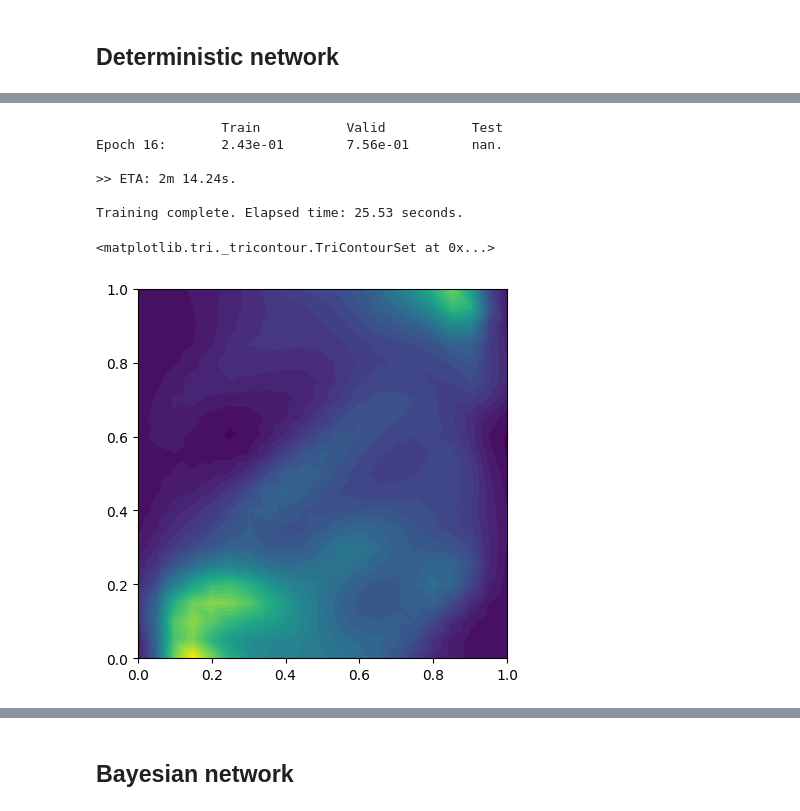
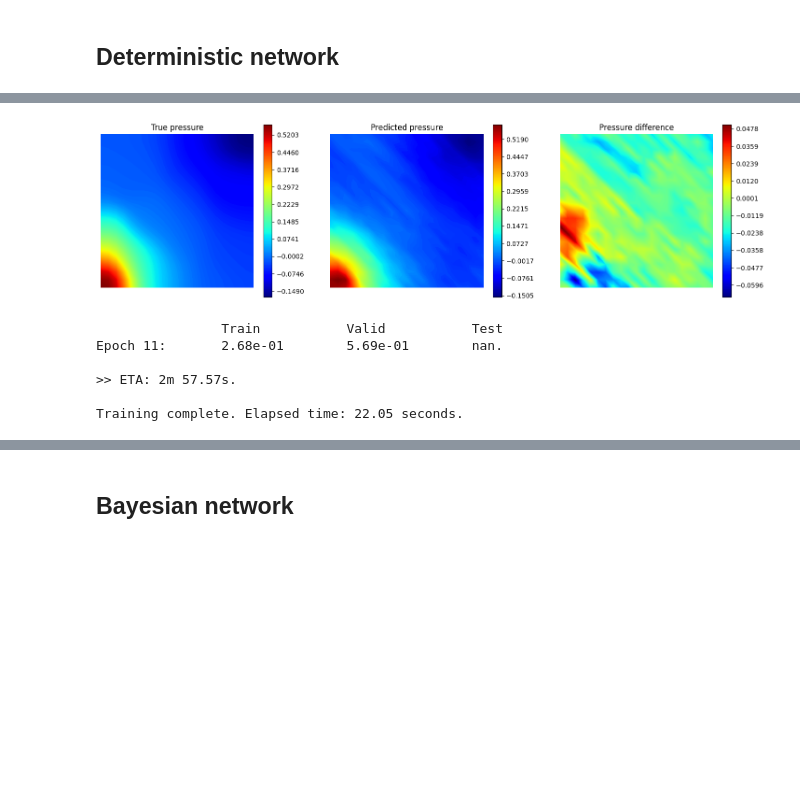
Before and after one commit to FraBet29/APSC_project, a Jupyter notebook: bayesian_network/examples/1_darcy_flow/darcy_flow_bayesian.ipynb, the cells around one changed output, grey strips where cells are left out. Saved outputs shown, nothing was run; the diff lists cells and outputs as text; code cells hidden in the pictures; blank space fills up the shorter version.

```diff
--- a/bayesian_network/examples/1_darcy_flow/darcy_flow_bayesian.ipynb
+++ b/bayesian_network/examples/1_darcy_flow/darcy_flow_bayesian.ipynb
@@ -99,19 +141,48 @@ plot(p_fun_pred)
+# %%
+# Generate predictions
+
+p_model.eval()
+
+with torch.no_grad():
+  p_pred = p_model(K_test)
+# %%
+idx = 90
+
+plt.figure(figsize=(18, 6))
+
+plt.subplot(1, 3, 1)
+fe.plot(p_test[idx], V, cmap='jet', colorbar=True)
+plt.title("True pressure")
+
+plt.subplot(1, 3, 2)
+fe.plot(p_pred[idx], V, cmap='jet', colorbar=True)
+plt.title("Predicted pressure")
+
+plt.subplot(1, 3, 3)
+fe.plot(p_test[idx] - p_pred[idx], V, cmap='jet', colorbar=True)
+plt.title("Pressure difference")
+
+plt.show()
+# %% [output]
+[figure, added]
 # %%
 # Train network for velocity
 
 V = fe.space(mesh, 'CG', 1)
 
-layer = Local(V, V, support=0.3)
+layer_1 = Local(V, V, support=0.2)
+layer_2 = Local(V, V, support=0.2)
+layer_3 = Local(V, V, support=0.2)
 
-v_model = DFNN(layer, layer, layer)
+v_model = DFNN(layer_1, layer_2, layer_3)
 v_model.He()
 
 v_model.train(K_train, u_x_train, ntrain=N_train, nvalid=int(0.2*N_train), epochs=100, loss=mse(euclidean), verbose=True)
 # %% [output]
                 Train           Valid           Test
-Epoch 16:       2.43e-01        7.56e-01        nan.
+Epoch 11:       2.68e-01        5.69e-01        nan.
 
->> ETA: 2m 14.24s.
+>> ETA: 2m 57.57s.
 
-Training complete. Elapsed time: 25.53 seconds.
+Training complete. Elapsed time: 22.05 seconds.
 # %%
@@ -128,11 +199,3 @@ v_model.eval()
 
 with torch.no_grad():
   u_x_pred = v_model(K_test)
-# %%
-idx = 90
-u_x_fun = Function(V)
-u_x_fun.vector()[:] = u_x_test[idx]
-plot(u_x_fun)
-# %% [output]
-<matplotlib.tri._tricontour.TriContourSet at 0x...>
-[figure, removed]
```
Also changed, not shown: parts of 33 cells of this notebook.
